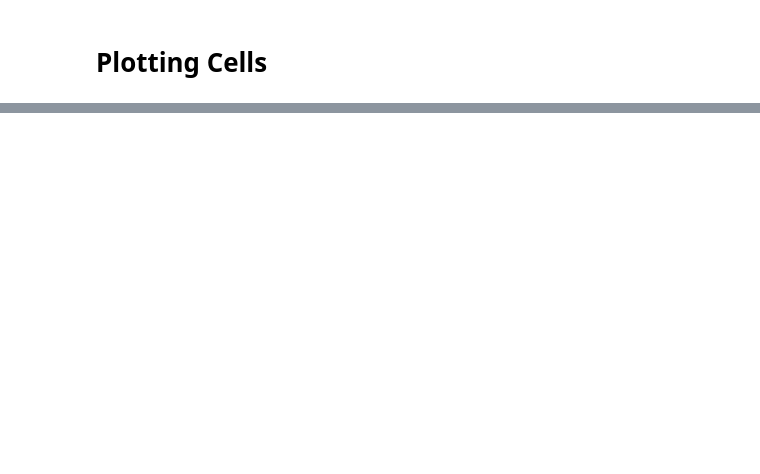
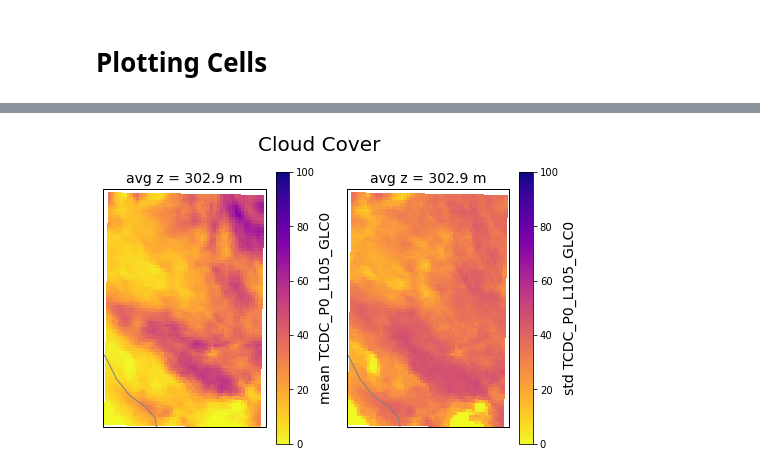
Before and after one commit to ShawnMurdzek-NOAA/py_scripts, a Jupyter notebook: cloud_da/probing_rrfs_ensemble.ipynb, the cells around one changed output, grey strips where cells are left out. Cells and saved outputs as stored; diff of their text form; code cells hidden in the pictures; blank space fills up the shorter version.

```diff
--- a/cloud_da/probing_rrfs_ensemble.ipynb
+++ b/cloud_da/probing_rrfs_ensemble.ipynb
@@ -363,3 +159,35 @@ plotting TCDC_P0_L105_GLC0
+# %%
+"""
+Plot Ensemble Mean and Standard Deviation
+"""
+
+# Field name and colorbar limits/colormap. Set klvl to NaN if 2D field
+upp_field = 'TCDC_P0_L105_GLC0'
+save_fname = 'ens_mean_std_{tag}.png'.format(tag=save_tag)
+title = 'Cloud Cover'
+klvl = 0
+cmap = 'plasma_r'
+vmin = 0
+vmax = 100
+extend = 'neither'
+
+nrows = 1
+ncols = 2
+figsize = (8, 5)
+
+###
+
+# Make plot
+fig = plt.figure(figsize=figsize)
+for i, stat in enumerate(['mean', 'std']):
+    ax = ens_obj.plot_state_vector(stat, upp_field, fig, nrows, ncols, i+1, zind=klvl,
+                                   pcm_kw={'cmap':cmap, 'vmin':vmin, 'vmax':vmax})
+
+
+plt.suptitle(title, size=20)
+plt.savefig(save_fname)
+# %% [output]
+[figure, added]
 # %%
 """
 Plot Spatial Distributions of BECs For a Particular Gridpoint and Variable
```
Also changed, not shown: parts of 20 cells of this notebook, 1 other file.
